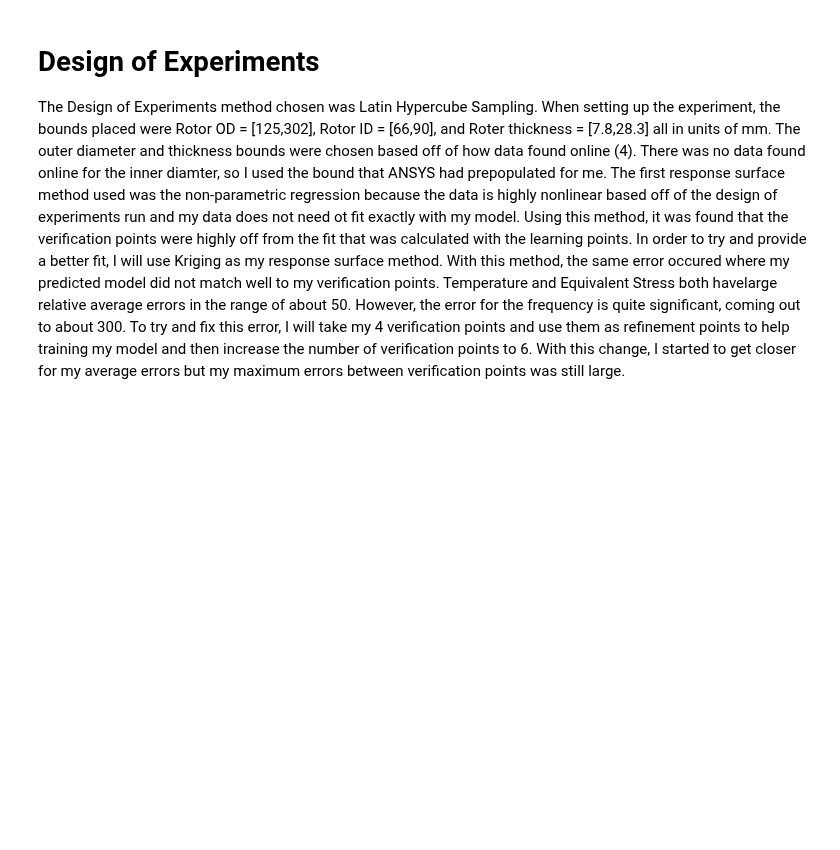
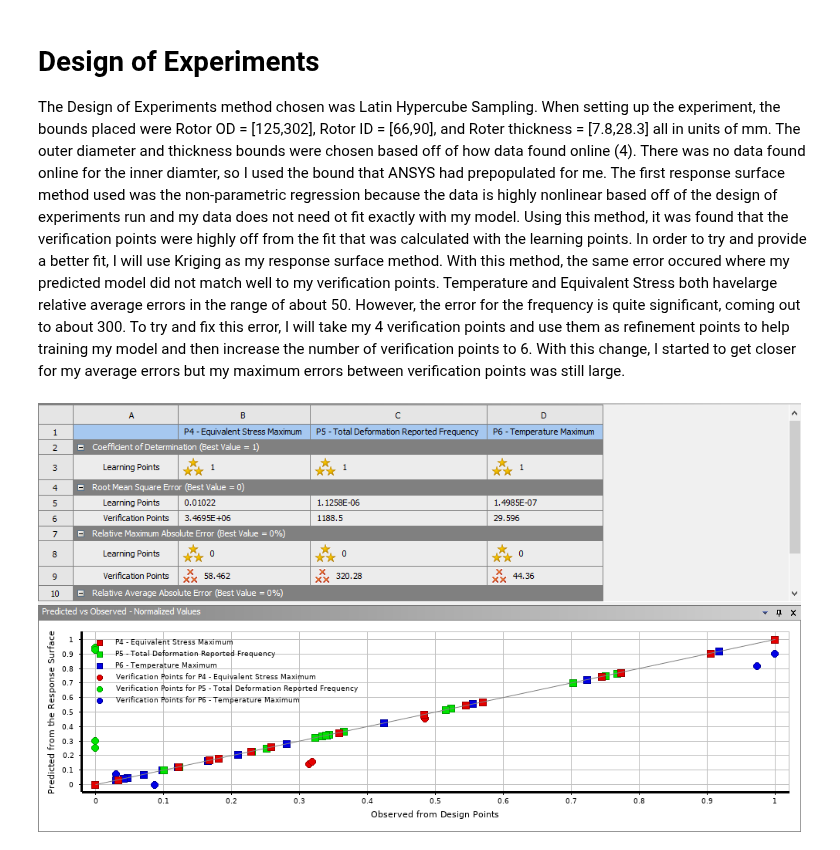
Before and after one commit to kphill1/DesignOptimization2021Fall, a Jupyter notebook: MAE_598_Project_2.ipynb, the cells around one changed output. Cells and saved outputs as stored; diff of their text form; code cells hidden in the pictures; blank space fills up the shorter version.

Commit message:
Added some new stuff for the 7 points

```diff
--- a/MAE_598_Project_2.ipynb
+++ b/MAE_598_Project_2.ipynb
@@ -2,3 +2,8 @@
 # Design of Experiments
 The Design of Experiments method chosen was Latin Hypercube Sampling.
 When setting up the experiment, the bounds placed were Rotor OD = [125,302], Rotor ID = [66,90], and Roter thickness = [7.8,28.3] all in units of mm. The outer diameter and thickness bounds were chosen based off of how data found online (4). There was no data found online for the inner diamter, so I used the bound that ANSYS had prepopulated for me. The first response surface method used was the non-parametric regression because the data is highly nonlinear based off of the design of experiments run and my data does not need ot fit exactly with my model. Using this method, it was found that the verification points were highly off from the fit that was calculated with the learning points. In order to try and provide a better fit, I will use Kriging as my response surface method. With this method, the same error occured where my predicted model did not match well to my verification points. Temperature and Equivalent Stress both havelarge relative average errors in the range of about 50. However, the error for the frequency is quite significant, coming out to about 300. To try and fix this error, I will take my 4 verification points and use them as refinement points to help training my model and then increase the number of verification points to 6. With this change, I started to get closer for my average errors but my maximum errors between verification points was still large.
+# %%
+from IPython.display import Image
+Image('new_4_points.png')
+# %% [output]
+[figure, added]
```
Also changed, not shown: parts of 2 cells of this notebook.
